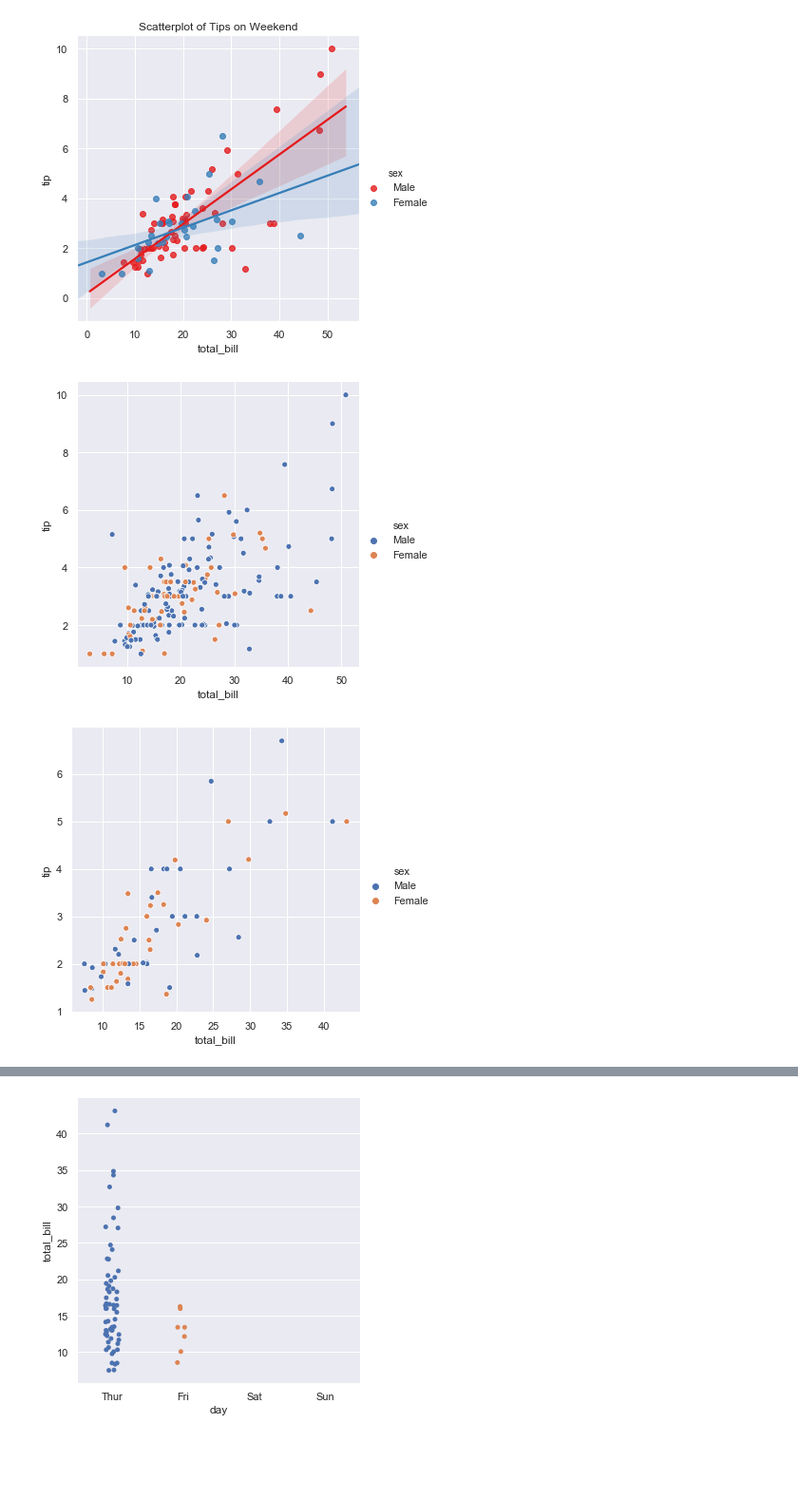
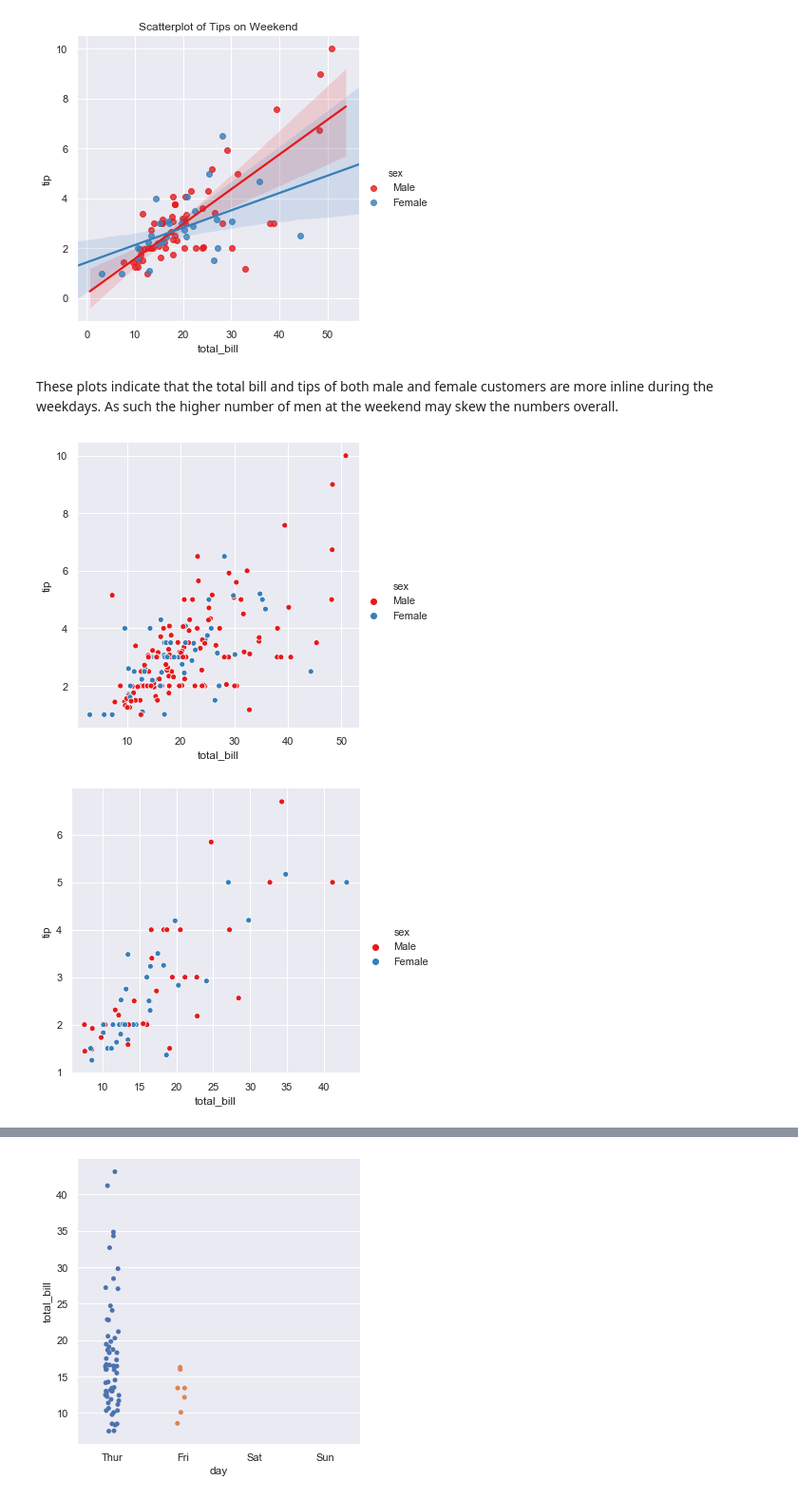
Before and after one commit to ANihill/Fundamentals-Assessment, a Jupyter notebook: Fundamentals of Data Analytics - Assessment.ipynb, the cells around one changed output, grey strips where cells are left out. Shown at 95% size. Saved outputs shown, nothing was run; the diff lists cells and outputs as text; code cells hidden in the pictures; blank space fills up the shorter version.

Commit message:
Work on relationship between male and female tips

```diff
--- a/Fundamentals of Data Analytics - Assessment.ipynb
+++ b/Fundamentals of Data Analytics - Assessment.ipynb
@@ -178,13 +253,15 @@ plt.title("Scatterplot of Tips on Weekend");
 # %% [output]
 [figure]
 [figure]
+# %% [markdown]
+These plots indicate that the total bill and tips of both male and female customers are more inline during the weekdays. As such the higher number of men at the weekend may skew the numbers overall.
 # %%
 din = df.loc[(df.time=="Dinner")]
-sns.relplot("total_bill", "tip", hue = "sex", data=din);
+sns.relplot("total_bill", "tip", hue = "sex", data=din, palette="Set1");
 
 lun = df.loc[(df.time=="Lunch")]
-sns.relplot("total_bill", "tip", hue = "sex", data=lun);
+sns.relplot("total_bill", "tip", hue = "sex", data=lun, palette="Set1");
 # %% [output]
-[figure, old version]
+[figure, new version]
-[figure, old version]
+[figure, new version]
 # %%
```
Also changed, not shown: parts of 20 cells of this notebook.
